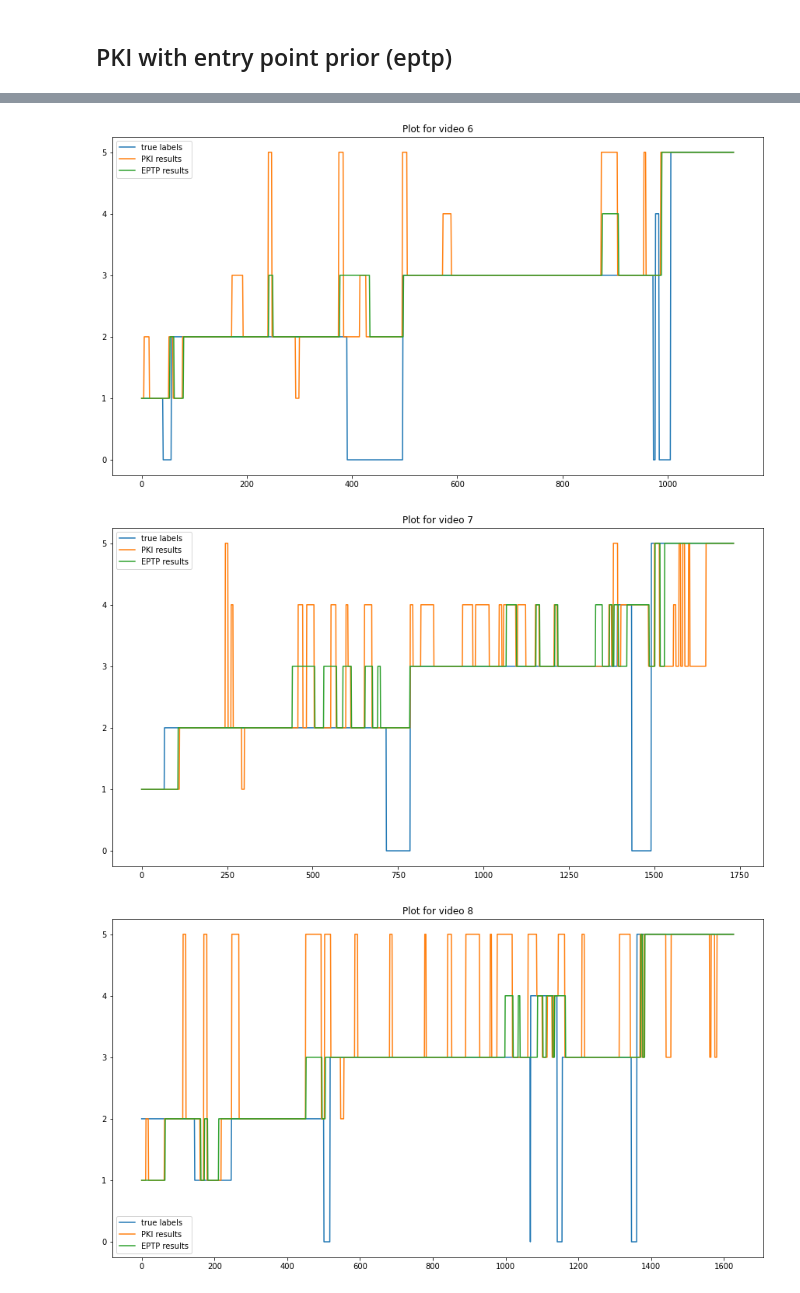
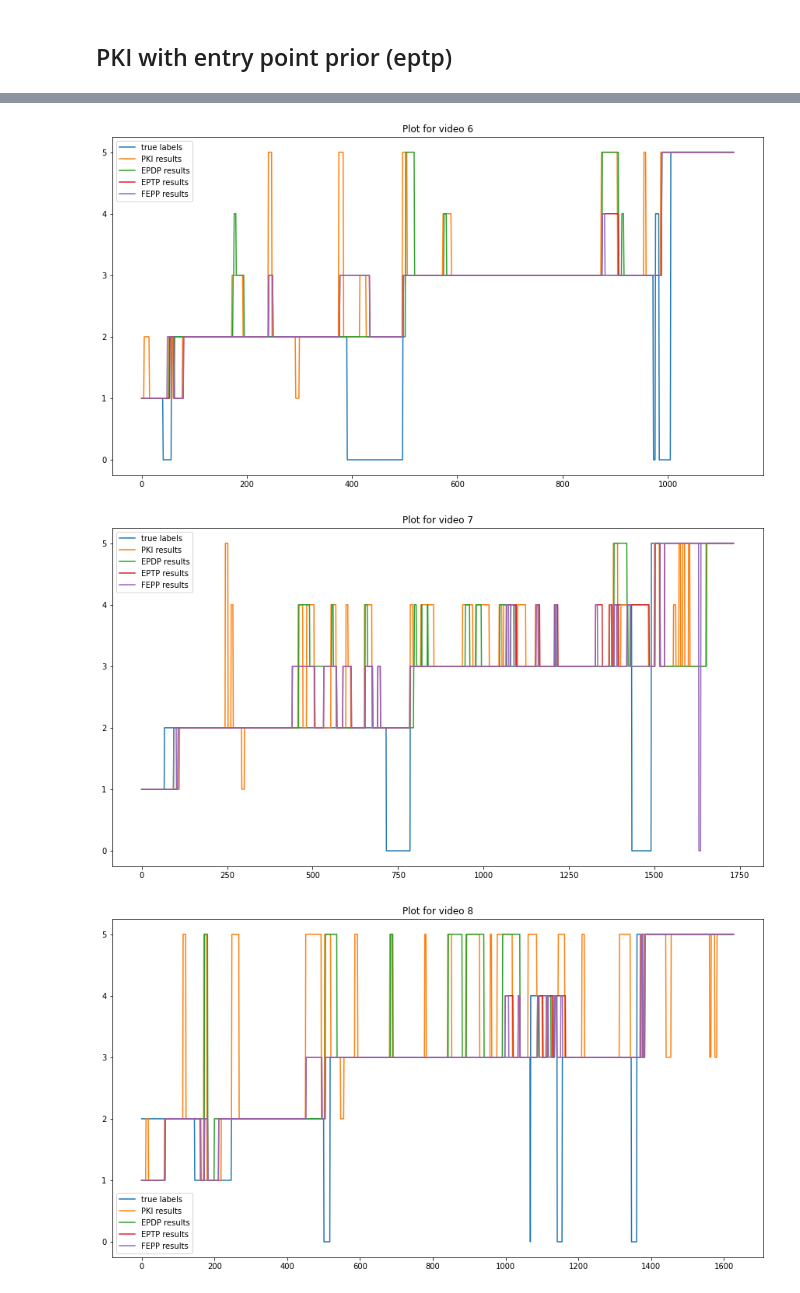
Before and after one commit to jennazhou/SurgicalWorkflowSegmentation, a Jupyter notebook: prior_distribution_playground.ipynb, the cells around one changed output, grey strips where cells are left out. Saved outputs shown, nothing was run; the diff lists cells and outputs as text; code cells hidden in the pictures.

```diff
--- a/prior_distribution_playground.ipynb
+++ b/prior_distribution_playground.ipynb
@@ -1397,9 +1395,6 @@ for index in range(7):
         pred_labels = pickle.load(open(output_path + '/' + video + "/seq_pred.pickle", 'rb'))
         true_labels = pickle.load(open(true_label_path +  '/' + video + "/seq_true.pickle", 'rb'))
         #### change here #############
-        if video == "f63b25f4-8df4-4336-8c02-9456eb3c09b0":
-            pki_w_priors_output = pkiWithPriors(pred_labels, prior_th, lower_prob_th, higher_prob_th, trans_mat_wo_zero, norm_params_dict, non_zero_init_prob_sorted, init_phases_sorted, is_verbose=True)
-
         pki_output = pki([], pred_labels, prior_th, 1)
         pki_w_priors_output = pkiWithPriors(pred_labels, prior_th, lower_prob_th, higher_prob_th, trans_mat_wo_zero, norm_params_dict, non_zero_init_prob_sorted, init_phases_sorted)
         #####################
@@ -2017,9 +2012,9 @@ fepp_output_dict = {}
 
 for index in range(7):
     lower_prob_th = 0.0025
-    higher_prob_th = 0.63
-    phase_entry_th = 0.022
-#     phase_entry_th = 1e-4
+    higher_prob_th = 0.6
+    phase_entry_th = 0.12
+    prior_th = 3
     ##############################
     # ALL PATHS
     paramPath = "/home/yitong/venv_yitong/sacro_wf_analysis/params"
@@ -2049,7 +2044,7 @@ for index in range(7):
 
     # apply pki with the video_train to get an average accuracy
     # tune parameters with different prior threshold
-    for prior_th in [3]:
+    for prior_th in [prior_th]:
         ave_tr_acc = 0
         for video in video_train_valid:
             prob_vec = pickle.load(open(output_path + '/' + video + "/prob_vectors.pickle", 'rb'))
@@ -2072,7 +2067,6 @@ for index in range(7):
     # testing
     # finally report evaluation metrics on testing data
     ave_test_acc = 0
-    prior_th = 3
     print("Number of videos in video test:{}".format(len(video_test)))
     for video in video_test:
         print("Video:{}".format(video))
@@ -2362,7 +2356,7 @@ pki_list = []
 eptp_output_list = []
 
 eptp_output_dict = {}
-phase_entry_th_list = [0.01, 0.05, 0.1, 0.2, 0.3, 0.35, 0.4, 0.45, 0.5]
+phase_entry_th_list = [0.12]
 
 
 for index in range(7):
@@ -2490,12 +2484,23 @@ ave_epdp_acc = 0
 ave_eptp_acc = 0
 ave_fepp_acc = 0
 
+pki_acc_list = []
+epdp_acc_list = []
+eptp_acc_list = []
+fepp_acc_list = []
+
 for i in range(num):
     true_labels = true_label_list[i]
     pki_acc =  accuracy_score(true_labels, pki_list[i])
     epdp_acc = accuracy_score(true_labels, pki_wo_zero_list[i])
     eptp_acc = accuracy_score(true_labels, eptp_output_list[i])
     fepp_acc = accuracy_score(true_labels, pki_prior_v2[i])
+
+    pki_acc_list.append(pki_acc)
+    epdp_acc_list.append(epdp_acc)
+    eptp_acc_list.append(eptp_acc)
+    fepp_acc_list.append(fepp_acc)
+
 
     ave_pki_acc += pki_acc
     ave_epdp_acc += epdp_acc
@@ -2544,9 +2549,10 @@ for i in range(14):
     plt.plot(x, true_label_list[i], label="true labels")
 #     plt.plot(x, pred_list[i], label="CNN prediction labels")
     plt.plot(x, pki_list[i], label="PKI results")
-#     plt.plot(x, pki_wo_zero_list[i], label="PKI with priors labels")
-#     plt.plot(x, pki_prior_v2[i], label="PKI with priors and entry points stats labels")
+    plt.plot(x, pki_wo_zero_list[i], label="EPDP results")
     plt.plot(x, eptp_output_list[i], label="EPTP results")
+    plt.plot(x, pki_prior_v2[i], label="FEPP results")
+
     plt.legend()
     plt.title("Plot for video {}".format(i+1))
     plt.show()
@@ -2559,3 +2565,3 @@ for i in range(14):
-[figure, old version]
+[figure, new version]
-[figure, old version]
+[figure, new version]
-[figure, old version]
+[figure, new version]
```
Also changed, not shown: parts of 14 cells of this notebook, 3 other files.
